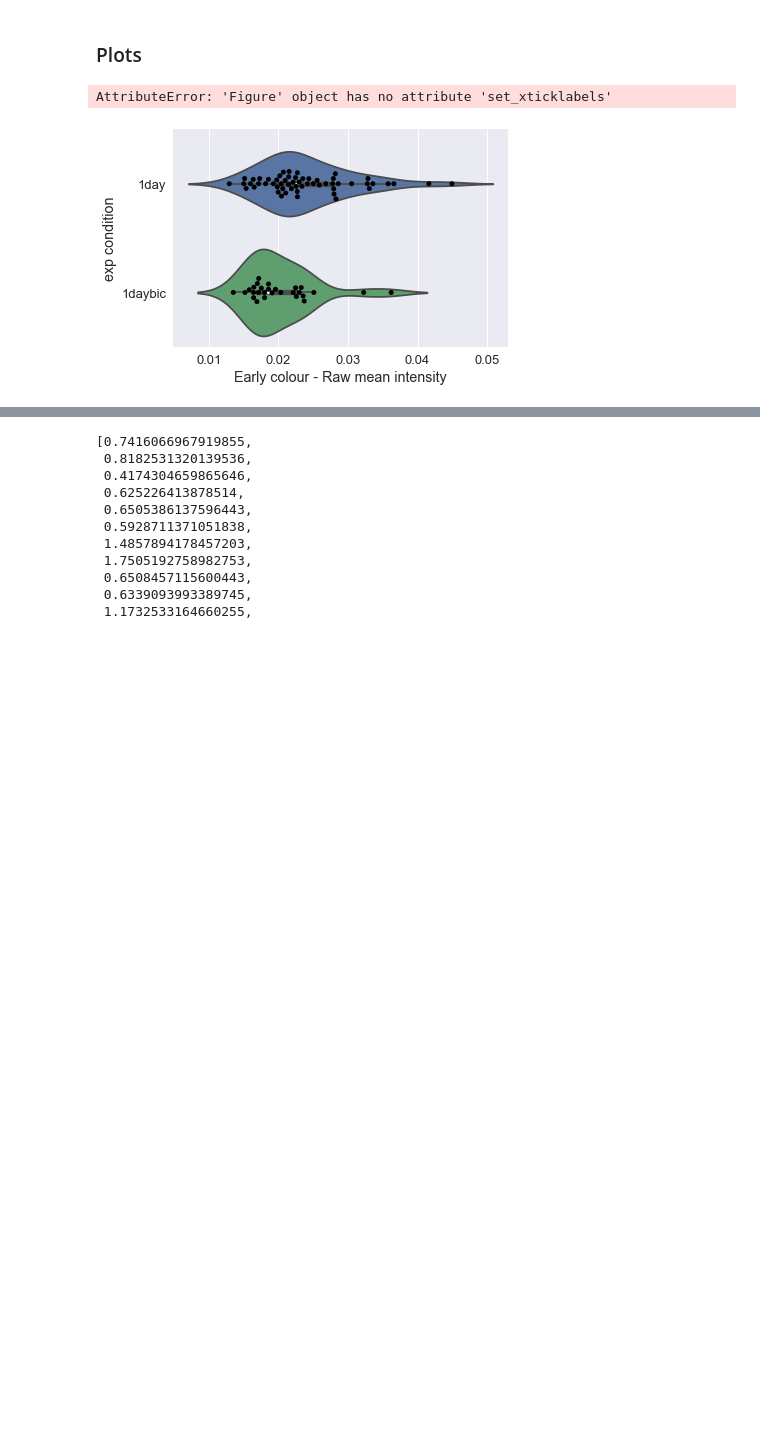
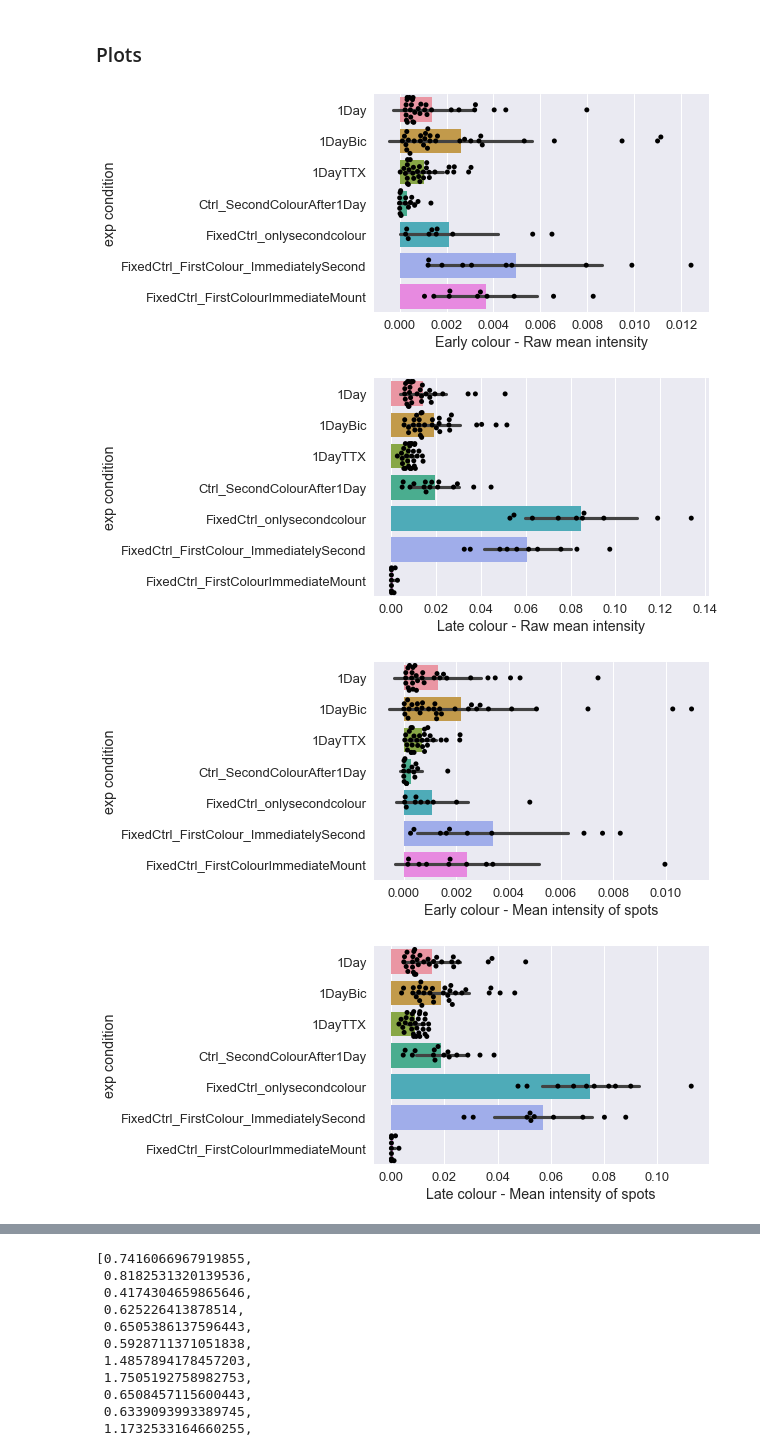
Before and after one commit to taldanko/Image_processing, a Jupyter notebook: TurnoverAnalysis_2Colours/TurnoverAnalysis_2colours.ipynb, the cells around one changed output, grey strips where cells are left out. Cells and saved outputs as stored; diff of their text form; code cells hidden in the pictures; blank space fills up the shorter version.

```diff
--- a/TurnoverAnalysis_2Colours/TurnoverAnalysis_2colours.ipynb
+++ b/TurnoverAnalysis_2Colours/TurnoverAnalysis_2colours.ipynb
@@ -38,7 +38,7 @@ def corr2(a,b):
 ### Specify experiment directory, condtions and image details
 #### Makes dictionary for later storage of results
 # %%
-expdir='/Users/taldankovich/Documents/BicTurnover_180306/' #master folder
+expdir='/Volumes/ukps-all$/user/tdanko/Imaging/1_ECM/Culture/20180426_Turnover_Bic_TTX_nb635first_580second/' #master folder
 
 early_channel_no=1 #channel number of early incubation colour
 late_channel_no=2 #channel number of late incubation colour
@@ -66,6 +66,6 @@ for root, _, filenames in os.walk(path):
          filelist.append(os.path.join(root, filename))
 
 for i in range(0,len(filelist)):
-    if filelist[i].endswith(".nd2") & ("60x" in str(filelist[i]))==True:
+    if filelist[i].endswith(".nd2"): #& ("60x" in str(filelist[i]))==True:
         results["filename"].append(filelist[i])
         results["exp condition"].append(filelist[i].split('/')[-2])
@@ -201,12 +205,12 @@ lookuplist=[('filename',results["filename"]),('exp condition',results["exp condi
 lookupdf = pd.DataFrame.from_items(lookuplist)
 #no_images=len(lookupdf[lookupdf["exp condition"]=="fixedctrl_nocolours"])
 
-earlybg_filelist=lookupdf[lookupdf["exp condition"]=="fixedctrl_nocolours_from180214"]
-latebg_filelist=lookupdf[lookupdf["exp condition"]=="fixedctrl_nocolours_from180214"]
+earlybg_filelist=lookupdf[lookupdf["exp condition"]=="FixedCtrl_onlysecondcolour"]
+latebg_filelist=lookupdf[lookupdf["exp condition"]=="FixedCtrl_FirstColourImmediateMount"]
 
 
-no_images_earlybg=len(lookupdf[lookupdf["exp condition"]=="fixedctrl_nocolours_from180214"])
-no_images_latebg=len(lookupdf[lookupdf["exp condition"]=="fixedctrl_nocolours_from180214"])
+no_images_earlybg=len(lookupdf[lookupdf["exp condition"]=="FixedCtrl_onlysecondcolour"])
+no_images_latebg=len(lookupdf[lookupdf["exp condition"]=="FixedCtrl_FirstColourImmediateMount"])
 
 
 earlycolour_autoint=np.zeros((no_images_earlybg,1))
@@ -227,10 +231,10 @@ for i in range(0,no_images_latebg):
         late_image=ndi.filters.median_filter(late_image,size=(3,3))
         latecolour_autoint[i]=np.mean(late_image)
 
-#early_autoint_mean=np.mean(earlycolour_autoint)
+early_autoint_mean=np.mean(earlycolour_autoint)
 late_autoint_mean=np.mean(latecolour_autoint)
 
-early_autoint_mean=396.5
+#early_autoint_mean=396.5
 print(early_autoint_mean)
 print(late_autoint_mean)
 # %% [output]
@@ -388,5 +392,5 @@ df.to_json(path_or_buf=expdir+'results2.json')
 # %%
-df=pd.read_json(path_or_buf=expdir+'results2.json')
+df=pd.read_csv(expdir+'results2.json')
 # %%
 df_corrected=df
 # %%
@@ -403,54 +407,56 @@ sns.set(font_scale=1.3)
 
 
 fig1=plt.figure()
-d=sns.violinplot(x="Early colour - Raw mean intensity", y="exp condition",data=df_corrected,ci='sd')
+d=sns.barplot(x="Early colour - Raw mean intensity", y="exp condition",data=df_corrected,ci='sd')
 d=sns.swarmplot(x="Early colour - Raw mean intensity", y="exp condition",data=df_corrected,color='black')
-fig1.savefig('plot1.png',bbox_inches='tight')
+fig1.savefig(expdir+'plot1.png',bbox_inches='tight')
 
 fig2=plt.figure()
-d=sns.violinplot(x='Late colour - Raw mean intensity', y='exp condition',data=df_corrected, ci='sd')
+d=sns.barplot(x='Late colour - Raw mean intensity', y='exp condition',data=df_corrected, ci='sd')
 d=sns.swarmplot(x="Late colour - Raw mean intensity", y="exp condition",data=df_corrected,color='black')
-fig2.savefig('plot2.png',bbox_inches='tight')
+fig2.savefig(expdir+'plot2.png',bbox_inches='tight')
 
 fig3=plt.figure()
-d=sns.violinplot(x='Early colour - Mean intensity of spots', y='exp condition',data=df_corrected, ci='sd')
+d=sns.barplot(x='Early colour - Mean intensity of spots', y='exp condition',data=df_corrected, ci='sd')
 d=sns.swarmplot(x="Early colour - Mean intensity of spots", y="exp condition",data=df_corrected,color='black')
-fig3.savefig('plot3.png',bbox_inches='tight')
+fig3.savefig(expdir+'plot3.png',bbox_inches='tight')
 
 fig4=plt.figure()
-d=sns.violinplot(x='Late colour - Mean intensity of spots', y='exp condition',data=df_corrected, ci='sd')
+d=sns.barplot(x='Late colour - Mean intensity of spots', y='exp condition',data=df_corrected, ci='sd')
 d=sns.swarmplot(x="Late colour - Mean intensity of spots", y="exp condition",data=df_corrected,color='black')
-fig4.savefig('plot4.png',bbox_inches='tight')
+fig4.savefig(expdir+'plot4.png',bbox_inches='tight')
 
 fig5=plt.figure()
-d=sns.violinplot(x='Early colour - Total no. of spots in FOV', y='exp condition',data=df_corrected, ci='sd')
+d=sns.barplot(x='Early colour - Total no. of spots in FOV', y='exp condition',data=df_corrected, ci='sd')
 d=sns.swarmplot(x="Early colour - Total no. of spots in FOV", y="exp condition",data=df_corrected,color='black')
-fig5.savefig('plot5.png',bbox_inches='tight')
+fig5.savefig(expdir+'plot5.png',bbox_inches='tight')
 
 fig6=plt.figure()
-d=sns.violinplot(x='Late colour - Total no. of spots in FOV', y='exp condition',data=df_corrected, ci='sd')
+d=sns.barplot(x='Late colour - Total no. of spots in FOV', y='exp condition',data=df_corrected, ci='sd')
 d=sns.swarmplot(x="Late colour - Total no. of spots in FOV", y="exp condition",data=df_corrected,color='black')
-fig6.savefig('plot6.png',bbox_inches='tight')
+fig6.savefig(expdir+'plot6.png',bbox_inches='tight')
 
 fig7=plt.figure()
-d=sns.violinplot(x='Early colour - Mean spot area [nm]', y='exp condition',data=df_corrected, ci='sd')
+d=sns.barplot(x='Early colour - Mean spot area [nm]', y='exp condition',data=df_corrected, ci='sd')
 d=sns.swarmplot(x="Early colour - Mean spot area [nm]", y="exp condition",data=df_corrected,color='black')
-fig7.savefig('plot7.png',bbox_inches='tight')
+fig7.savefig(expdir+'plot7.png',bbox_inches='tight')
 
 fig8=plt.figure()
-d=sns.violinplot(x='Late colour - Mean spot area [nm]', y='exp condition',data=df_corrected, ci='sd')
+d=sns.barplot(x='Late colour - Mean spot area [nm]', y='exp condition',data=df_corrected, ci='sd')
 d=sns.swarmplot(x="Late colour - Mean spot area [nm]", y="exp condition",data=df_corrected,color='black')
-fig8.savefig('plot8.png',bbox_inches='tight')
+fig8.savefig(expdir+'plot8.png',bbox_inches='tight')
 
 fig9=plt.figure()
-d=sns.violinplot(x='Mean correlation coefficient early/late', y='exp condition',data=df_corrected, ci='sd')
+d=sns.barplot(x='Mean correlation coefficient early/late', y='exp condition',data=df_corrected, ci='sd')
 d=sns.swarmplot(x="Mean correlation coefficient early/late", y="exp condition",data=df_corrected,color='black')
-fig9.savefig('plot9.png',bbox_inches='tight')
+fig9.savefig(expdir+'plot9.png',bbox_inches='tight')
 
 fig10=plt.figure()
-d=sns.violinplot(x='Mean colour bias of a pixel (early=-1<x<1=late)', y='exp condition',data=df_corrected, ci='sd')
+d=sns.barplot(x='Mean colour bias of a pixel (early=-1<x<1=late)', y='exp condition',data=df_corrected, ci='sd')
 d=sns.swarmplot(x="Mean colour bias of a pixel (early=-1<x<1=late)", y="exp condition",data=df_corrected,color='black')
-fig10.savefig('plot10.png',bbox_inches='tight')
+fig10.savefig(expdir+'plot10.png',bbox_inches='tight')
 # %% [output]
-AttributeError: 'Figure' object has no attribute 'set_xticklabels'
-[figure, old version]
+[figure, new version]
+[figure, added]
+[figure, added]
+[figure, added]
```
Also changed, not shown: parts of 7 cells of this notebook.
